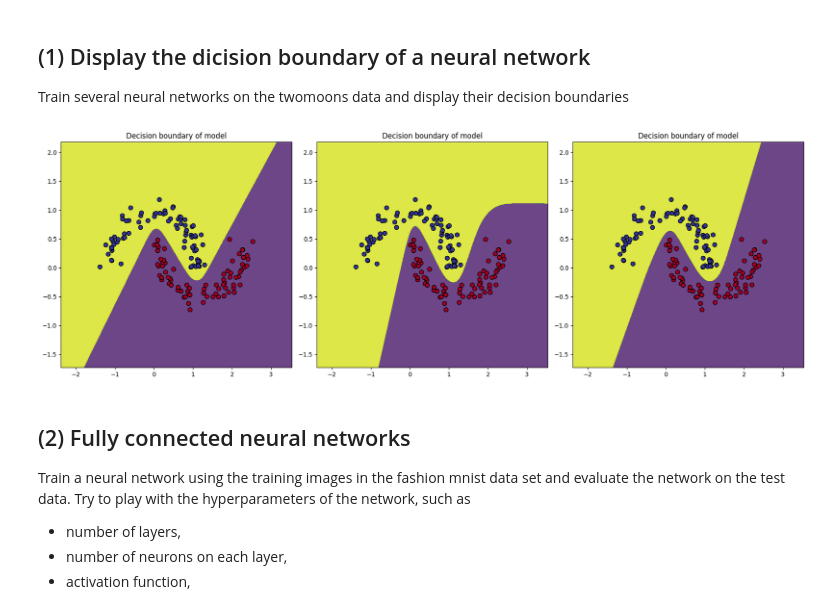
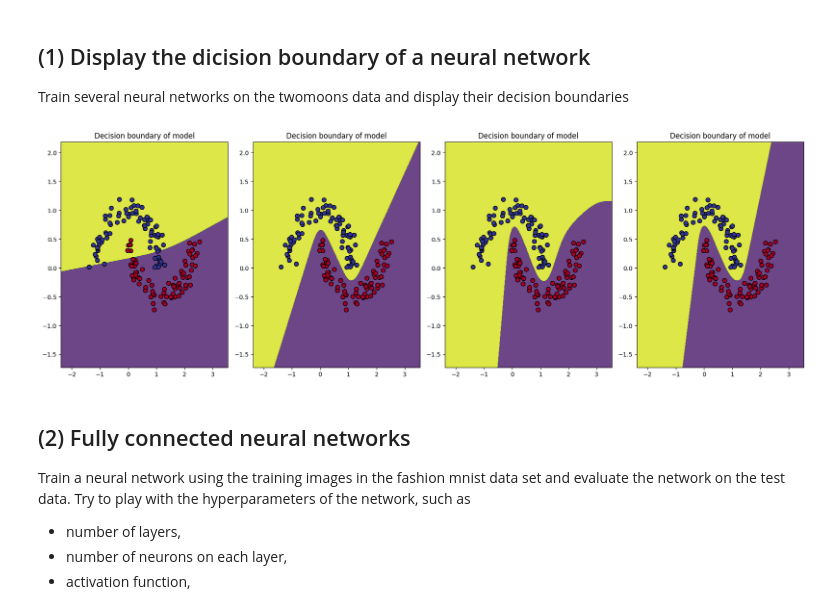
Before and after one commit to andnet-deboer/miniproject3_Math395, a Jupyter notebook: miniproject3_neuralnets.ipynb, the cells around one changed output. Saved outputs shown, nothing was run; the diff lists cells and outputs as text; code cells hidden in the pictures.

Commit message:
Added hidden layers

```diff
--- a/miniproject3_neuralnets.ipynb
+++ b/miniproject3_neuralnets.ipynb
@@ -62,36 +65,36 @@ def plot_decision_boundary(X, y, model, ax):
     xx, yy = np.meshgrid(np.arange(x_min, x_max, h),
                          np.arange(y_min, y_max, h))
 
     Z = model.predict(np.c_[xx.ravel(), yy.ravel()])
     Z = Z.reshape(xx.shape)
 
     ax.contourf(xx, yy, Z, alpha=0.8)
     ax.scatter(X[:, 0], X[:, 1], c=y, edgecolors='k', marker='o', s=50, cmap=plt.cm.RdYlBu)
     ax.set_title(f"Decision boundary of model")
 
 # Train several neural networks with different configurations
-fig, axes = plt.subplots(1, 3, figsize=(18, 6))
+fig, axes = plt.subplots(1, 4, figsize=(18, 6))
 
-hidden_layer_configs = [(3,), (4,6), (5,10)]  # Different layer configurations
+hidden_layer_configs = [(2,),(3,), (4,6), (5,10)]  # Different layer configurations
 
 for i, config in enumerate(hidden_layer_configs):
     # Create and train the MLPClassifier
     model = MLPClassifier(hidden_layer_sizes=config,
                           activation = 'logistic',
                           solver = 'adam',
                           #penalty = 'l1',
                           alpha = 1e-4,
                           learning_rate_init=0.2,
                           max_iter=10000)
     model.fit(X_train, y_train)
 
     # Plot decision boundary for each model
     plot_decision_boundary(X_train, y_train, model, axes[i])
 
 plt.tight_layout()
 plt.show()
 # %% [output]
-[figure, old version]
+[figure, new version]
 # %% [markdown]
 ## (2) Fully connected neural networks
 
```
Also changed, not shown: parts of 1 cell of this notebook.
